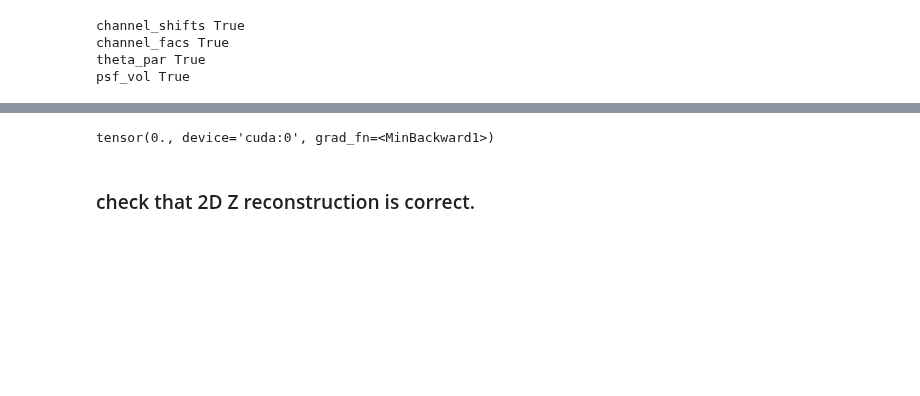
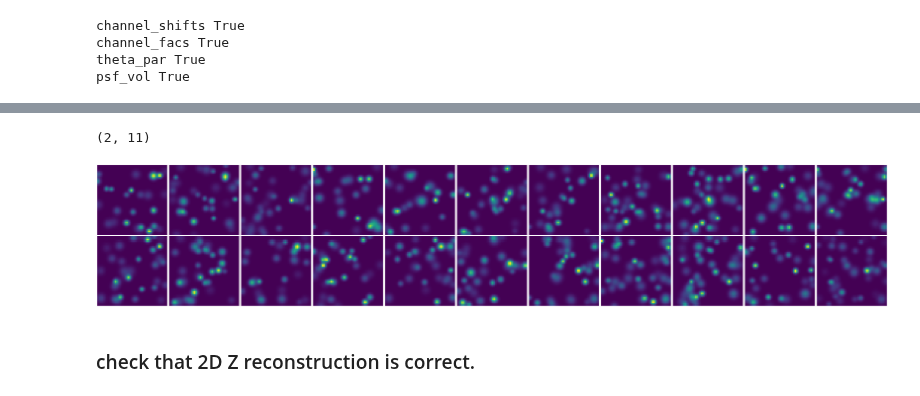
Before and after one commit to TuragaLab/decode_fish, a Jupyter notebook: nbs/02_microscope.ipynb, the cells around one changed output, grey strips where cells are left out. Drawn from its saved outputs; the diff is of its cells as text; code cells hidden in the pictures; blank space fills up the shorter version.

```diff
--- a/nbs/02_microscope.ipynb
+++ b/nbs/02_microscope.ipynb
@@ -345,8 +338,8 @@ psf = get_vol_psf('../figures/MF_psf2n.tif', n_cols=2, fac=1.)
 noise = sCMOS(channels=22)
 
 # micro = Microscope(psf=psf, noise=noise, scale=100, norm='sum', sum_fac=psf.psf_volume.sum().item()).cuda()
-micro = Microscope(psf=psf, noise=noise, scale=100, norm='none',  psf_noise=0.0, pos_noise_xy=0.7, pos_noise_z=0.3, slice_rec=True).cuda()
-micro.ch_cols = [0, 1, 1, 0, 0, 1, 0, 1, 1, 0, 0, 1, 0, 1, 1, 0, 0, 1, 0, 1, 1, 0]
+ch_cols = [0, 1, 1, 0, 0, 1, 0, 1, 1, 0, 0, 1, 0, 1, 1, 0, 0, 1, 0, 1, 1, 0]
+micro = Microscope(psf=psf, noise=noise, scale=100, norm='none',  psf_noise=0.0, slice_rec=True, ch_cols=ch_cols).cuda()
 # %%
 # cfg = OmegaConf.load('../config/experiment/MERFISH_mop_4a.yaml')
 # from decode_fish.funcs.file_io import load_psf_noise_micro
@@ -365,5 +358,6 @@ codebook, targets = get_mop_codebook()
 # %%
 point_process = PointProcessUniform(local_rate = torch.ones([3,7,48,48]).cuda()*.01, int_conc=3, int_rate=1, int_loc=1, sim_iters=5, channels=22, n_bits=4, sim_z=True, codebook=torch.tensor(codebook, dtype=torch.bool), int_option=2)
 locs_3d, x_os_3d, y_os_3d, z_os_3d, ints_3d, output_shape, codes = point_process.sample(from_code_book=True)
-# locations, x_os_ch, y_os_ch, z_os_ch, i_val, output_shape = micro.get_single_ch_inputs(locs_3d, x_os_3d, y_os_3d, z_os_3d, ints_3d, output_shape, torch.tensor([50,200,1500]),torch.tensor([50,200,1500]))
+locations, x_os_ch, y_os_ch, z_os_ch, i_val, output_shape = micro.get_single_ch_inputs(locs_3d, x_os_3d, y_os_3d, z_os_3d, ints_3d, output_shape, torch.tensor([50,200,1500]),torch.tensor([50,200,1500]))
+x_os_ch, y_os_ch, z_os_ch = add_pos_noise([x_os_ch, y_os_ch, z_os_ch], [0.1,0.1,0.02], 4)
 # df = sample_to_df(locs_3d, x_os_3d, y_os_3d, z_os_3d, ints_3d, codes, px_size_zyx=[1,1,1])
@@ -411,2 +363,0 @@ def get_single_ch_inputs(self, locations, x_os_val, y_os_val, z_os_val, i_val, o
-# %%
-locations, x_os_ch, y_os_ch, z_os_ch, i_val, output_shape = get_single_ch_inputs(micro, locs_3d, x_os_3d, y_os_3d, z_os_3d, ints_3d, output_shape, torch.tensor([50,200,1500]),torch.tensor([50,200,1500]))
@@ -419,7 +364,4 @@ torch.Size([1904, 2])
 # %%
 psfs = micro(locations, x_os_ch, y_os_ch, z_os_ch, i_val, output_shape, add_noise=False, ret_psfs=True)
 # %%
-xsim = micro(locations, x_os_ch, y_os_ch, z_os_ch, i_val, output_shape, add_noise=True, add_pos_noise=False)
-xsim.min()
+xsim = micro(locations, x_os_ch, y_os_ch, z_os_ch, i_val, output_shape, add_noise=True)
-# %% [output]
-tensor(0., device='cuda:0', grad_fn=<MinBackward1>)
@@ -438,4 +374,7 @@ rois = extract_psf_roi(ch_out_inp[0], xsim, torch.tensor(psfs.shape))
 # rois = extract_psf_roi(ch_out_inp[0], xsim, torch.tensor(psfs.shape))
 # %%
 from decode_fish.funcs.plotting import *
-_ = plot_channels((xsim-xsim2)[0],2, proj_func=np.sum)
+_ = plot_channels(xsim[0],2, proj_func=np.sum)
+# %% [output]
+(2, 11)
+[figure, added]
```
Also changed, not shown: parts of 16 cells of this notebook, 11 other files.
